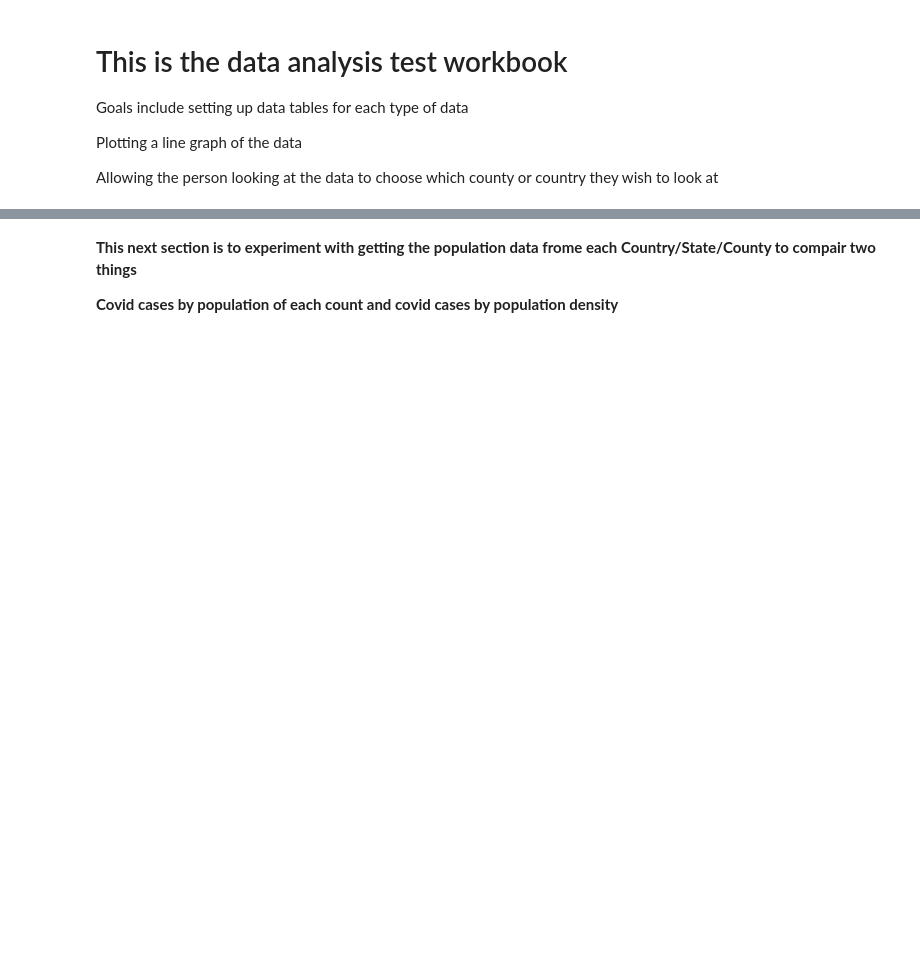
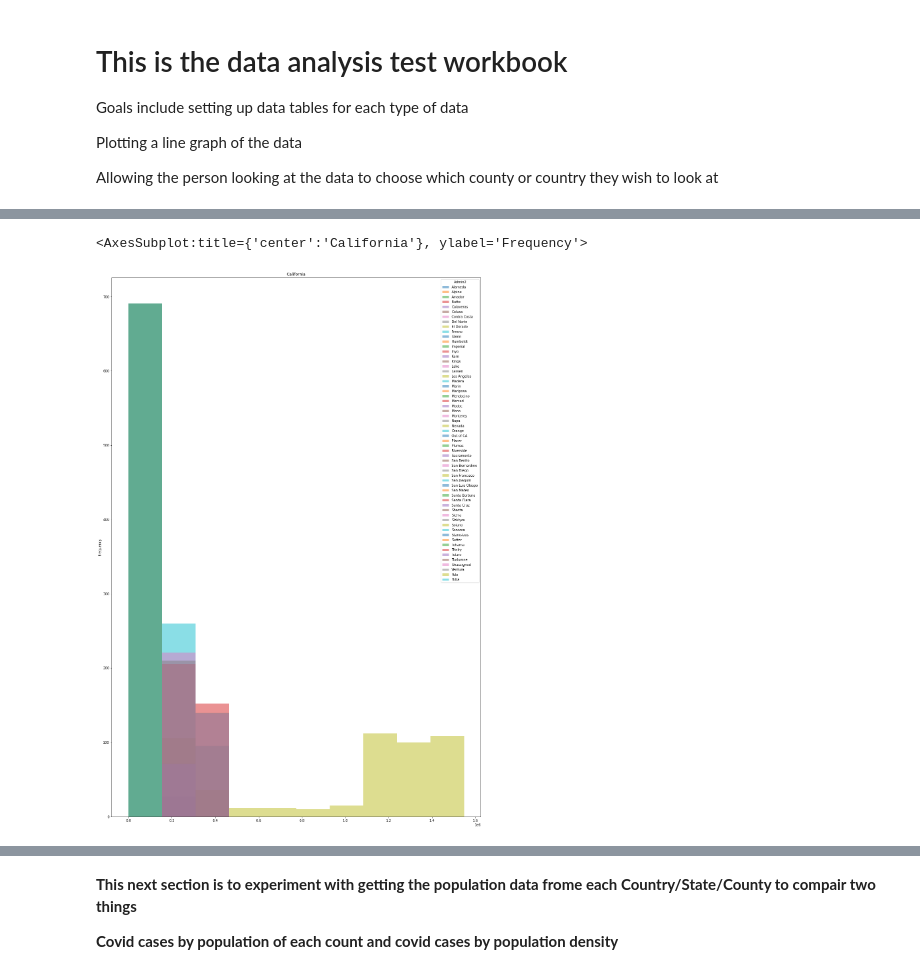
Before and after one commit to asullivan42/COVID_Bubble_Estimator, a Jupyter notebook: Data_Processing.ipynb, the cells around one changed output, grey strips where cells are left out. Drawn from its saved outputs; the diff is of its cells as text; code cells hidden in the pictures; blank space fills up the shorter version.

```diff
--- a/Data_Processing.ipynb
+++ b/Data_Processing.ipynb
@@ -58,3 +128,6 @@ us_confirmed = dfs["us_confirmed"]
+# %%
+# Get the US confirmed cases and make a DataFrame from them
+us_confirmed = pd.read_csv('us_confirmed.csv')
 # %%
 # Gets the data from California only
 Cal=us_confirmed[us_confirmed['Province/State']=='California']
@@ -74,3 +186,8 @@ dframe.columns
+# %%
+dframe.plot.hist(title=('California'),figsize=(20,30), alpha=0.5)
+# %% [output]
+<AxesSubplot:title={'center':'California'}, ylabel='Frequency'>
+[figure, added]
 # %%
 California_Cities=[]
 for i in dframe.columns:
```
Also changed, not shown: parts of 65 cells of this notebook, 3 other files.
